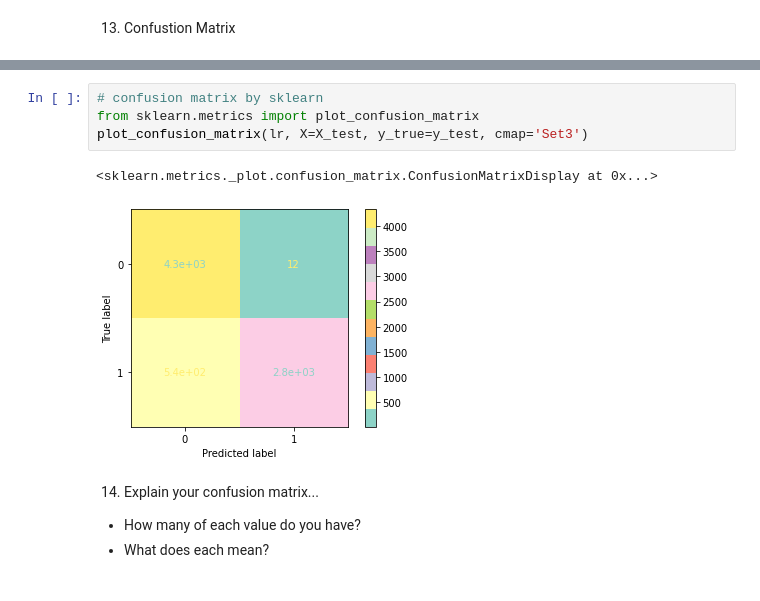
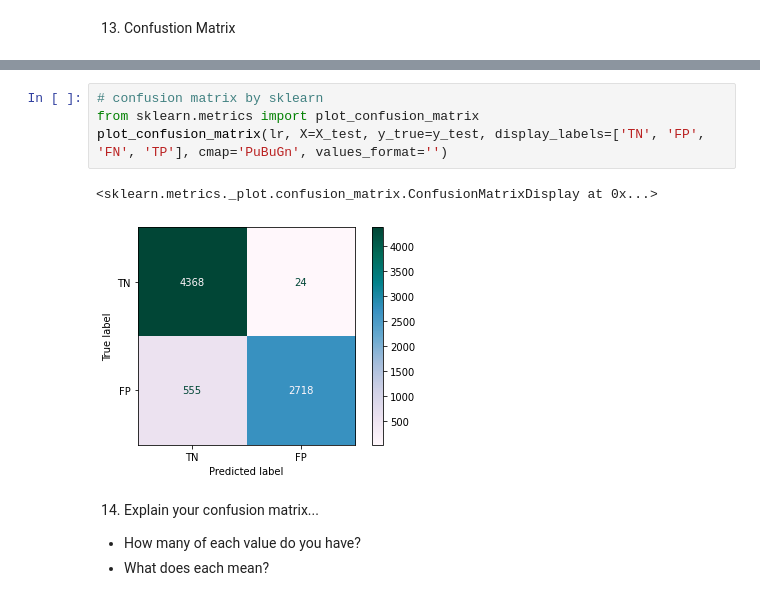
Before and after one commit to ibedoor/machine-learning, a Jupyter notebook: confusion_matrix_assignment.ipynb, the cells around one changed output, grey strips where cells are left out. Drawn from its saved outputs; the diff is of its cells as text.

```diff
--- a/confusion_matrix_assignment.ipynb
+++ b/confusion_matrix_assignment.ipynb
@@ -291,10 +291,10 @@ sns.heatmap(cf, annot=labels, fmt='', cmap='Set2').set_title("Confusion Matrix")
 # %%
 # confusion matrix by sklearn
 from sklearn.metrics import plot_confusion_matrix
-plot_confusion_matrix(lr, X=X_test, y_true=y_test, cmap='Set3')
+plot_confusion_matrix(lr, X=X_test, y_true=y_test, display_labels=['TN', 'FP', 'FN', 'TP'], cmap='PuBuGn', values_format='')
 # %% [output]
 <sklearn.metrics._plot.confusion_matrix.ConfusionMatrixDisplay at 0x...>
-[figure, old version]
+[figure, new version]
 # %% [markdown]
 14.  Explain your confusion matrix...
 - How many of each value do you have?
```
Also changed, not shown: parts of 12 cells of this notebook.
